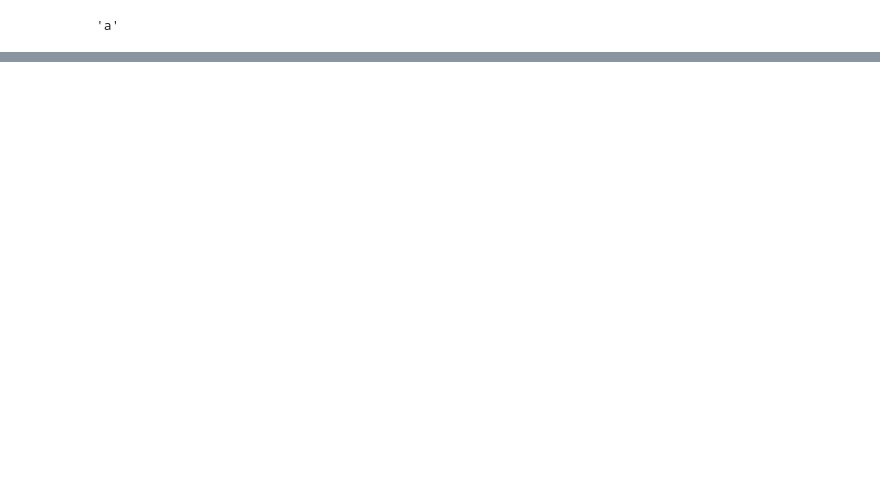
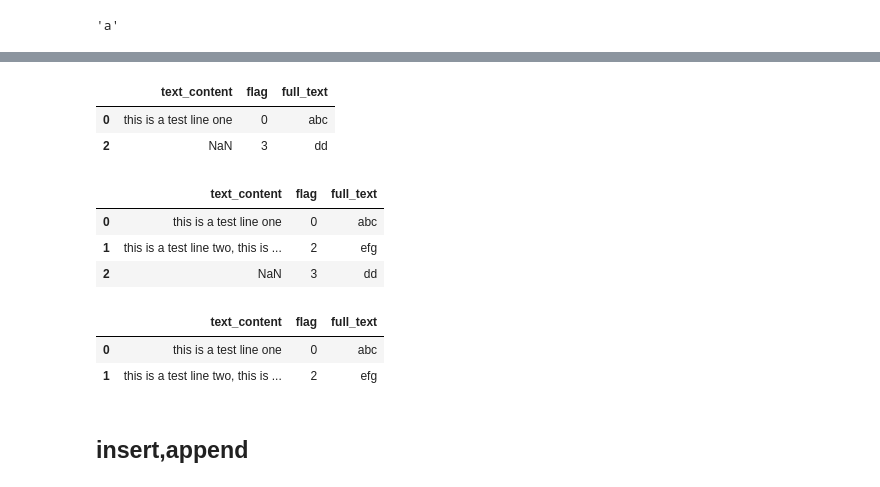
Before and after one commit to yunsansheng/code-notes, a Jupyter notebook: python/KT-pandas.ipynb, the cells around one changed output, grey strips where cells are left out. Drawn from its saved outputs; the diff is of its cells as text; code cells hidden in the pictures; blank space fills up the shorter version.

```diff
--- a/python/KT-pandas.ipynb
+++ b/python/KT-pandas.ipynb
@@ -611,2 +612,5 @@ sr.loc[0]
 # %% [output]
 'a'
+# %%
+df = pd.read_csv("http://appen-pe.oss-cn-shanghai.aliyuncs.com/example_data/pandas_kt/string_test.csv")
+df
@@ -612,0 +663,21 @@ sr.loc[0]
+# %%
+df.loc[[0,2]] # 第二个参数可省略
+# %% [output]
+|  | text_content | flag | full_text |
+| 0 | this is a test line one | 0 | abc |
+| 2 | NaN | 3 | dd |
+# %%
+df.loc[0:2] #loc 如果使用区间都是包含的关系
+# %% [output]
+|  | text_content | flag | full_text |
+| 0 | this is a test line one | 0 | abc |
+| 1 | this is a test line two, this is ... | 2 | efg |
+| 2 | NaN | 3 | dd |
+# %%
+df.iloc[0:2] # iloc是不包含右侧的索引
+# %% [output]
+|  | text_content | flag | full_text |
+| 0 | this is a test line one | 0 | abc |
+| 1 | this is a test line two, this is ... | 2 | efg |
+# %% [markdown]
+## insert,append
```
Also changed, not shown: parts of 10 cells of this notebook.
